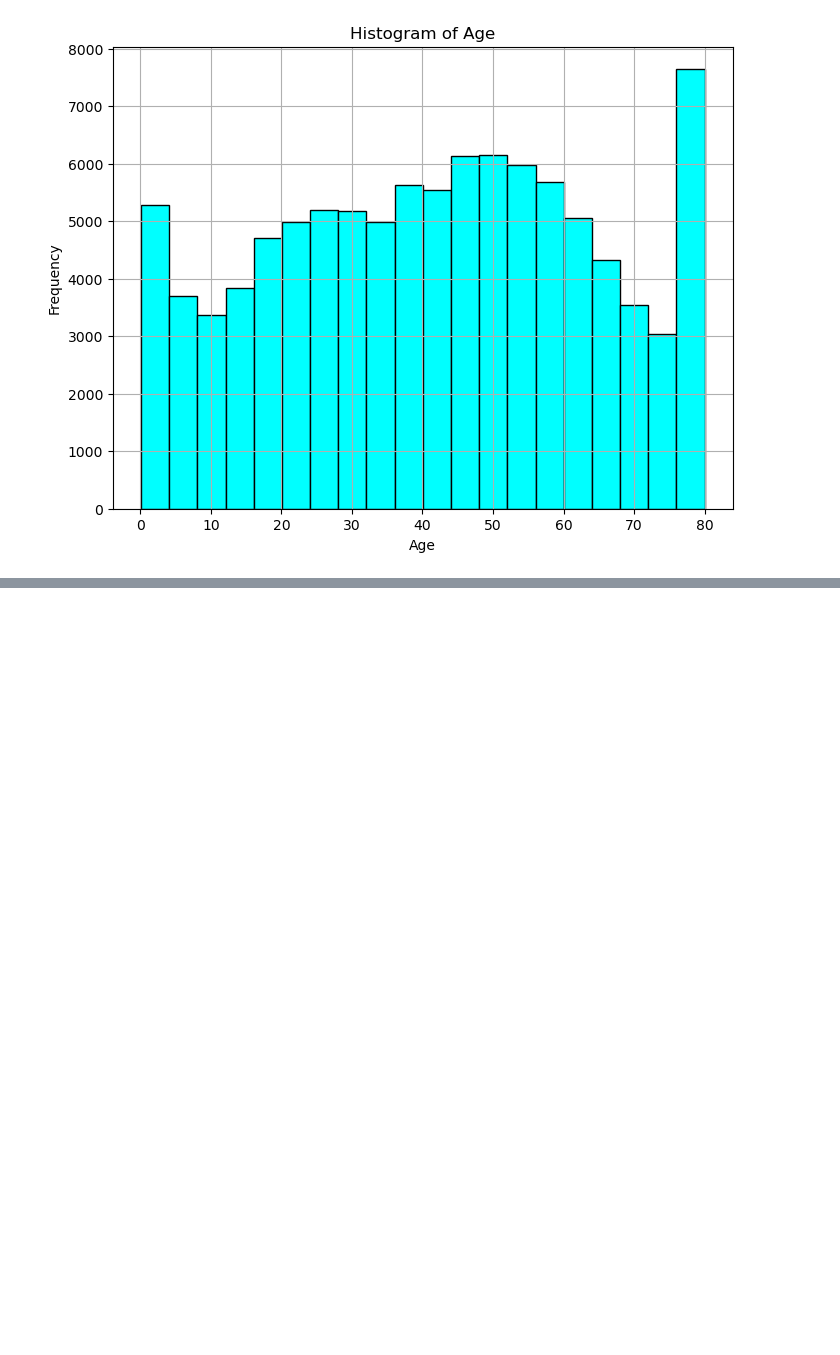
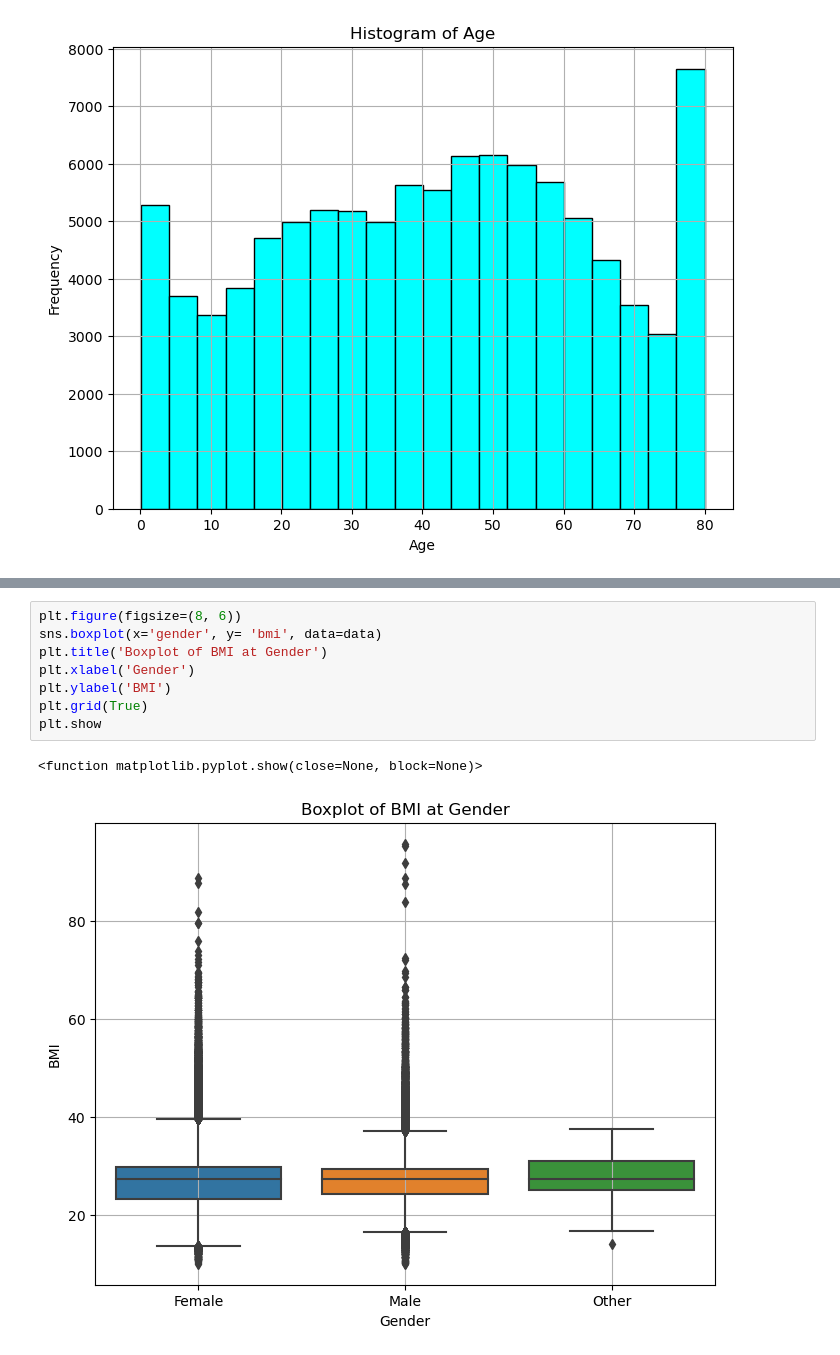
Before and after one commit to jagadabhijaswanth132/Diabetic-prediction-using-multiple-machine-learning-algorithms, a Jupyter notebook: Diabetic_prediction_using_multiple_machine_learning_algorithms.ipynb, the cells around one changed output, grey strips where cells are left out. Drawn from its saved outputs; the diff is of its cells as text; blank space fills up the shorter version.

```diff
--- a/Diabetic_prediction_using_multiple_machine_learning_algorithms.ipynb
+++ b/Diabetic_prediction_using_multiple_machine_learning_algorithms.ipynb
@@ -61,0 +87,11 @@ plt.show()
+# %%
+plt.figure(figsize=(8, 6))
+sns.boxplot(x='gender', y= 'bmi', data=data)
+plt.title('Boxplot of BMI at Gender')
+plt.xlabel('Gender')
+plt.ylabel('BMI')
+plt.grid(True)
+plt.show
+# %% [output]
+<function matplotlib.pyplot.show(close=None, block=None)>
+[figure, added]
```
Also changed, not shown: parts of 5 cells of this notebook.
